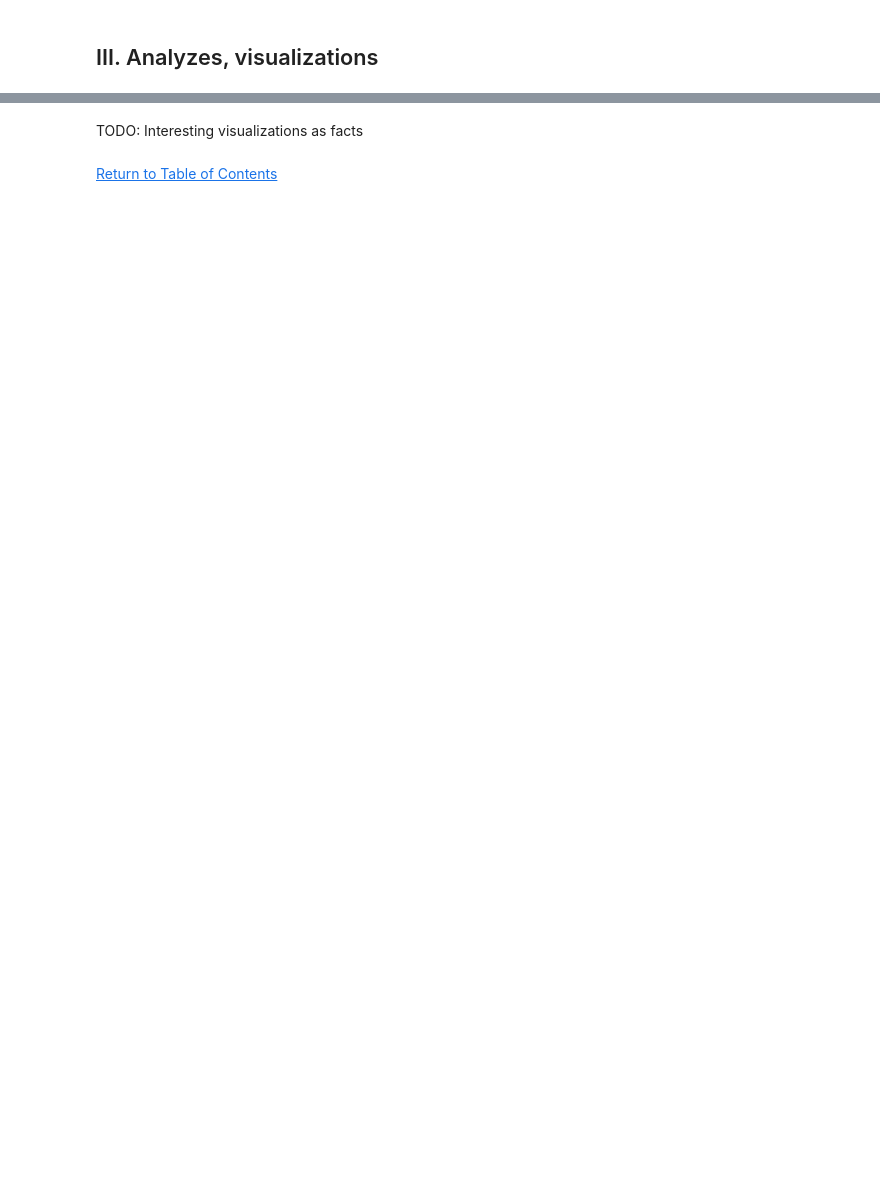
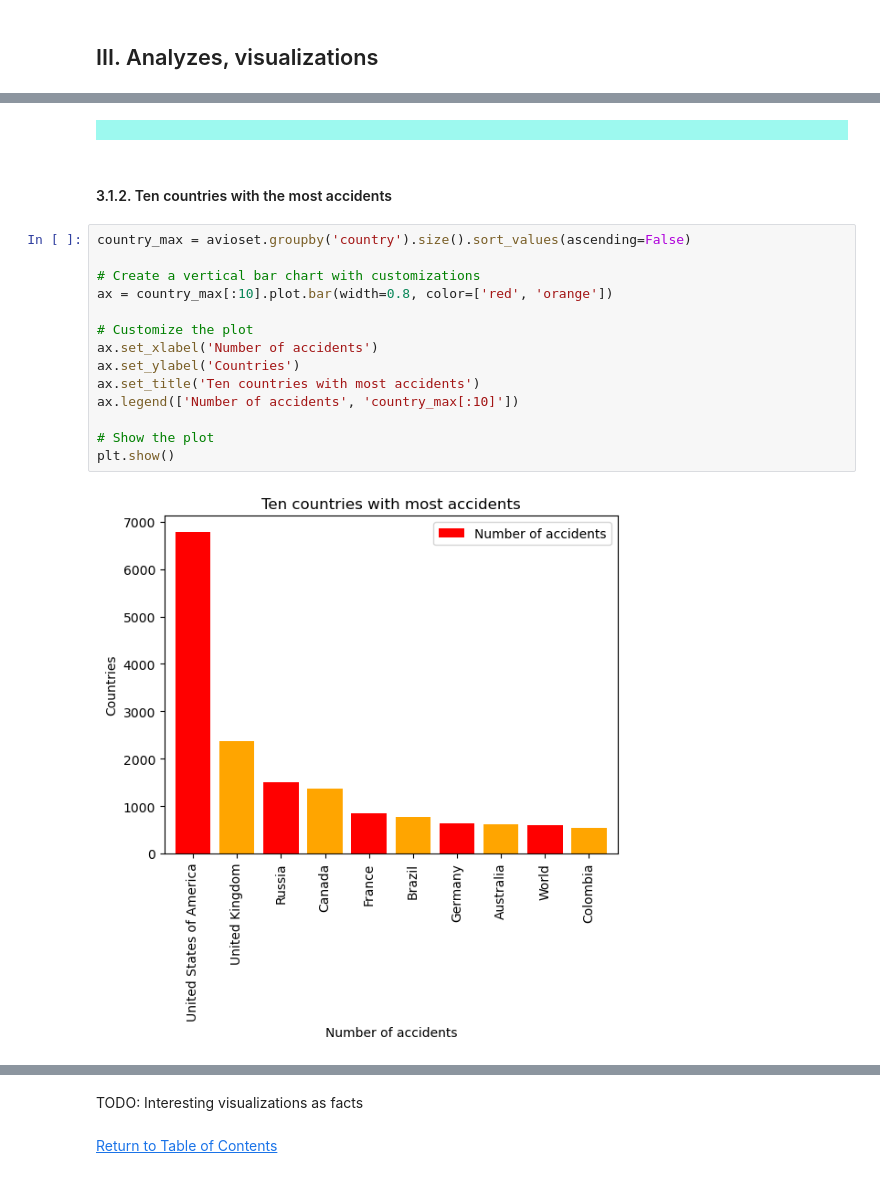
Before and after one commit to petiatodorova/Accidents-in-Aviation-Analysis, a Jupyter notebook: Dataset_1_AAB.ipynb, the cells around one changed output, grey strips where cells are left out. Drawn from its saved outputs; the diff is of its cells as text; blank space fills up the shorter version.

```diff
--- a/Dataset_1_AAB.ipynb
+++ b/Dataset_1_AAB.ipynb
@@ -1410,0 +1411,20 @@ Length: 105, dtype: int64
+# %% [markdown]
+<div style="background-color: #9df9ef; padding: 10px;"></div>
+# %% [markdown]
+#### 3.1.2. Ten countries with the most accidents <a id="3-1-2">
+# %%
+country_max = avioset.groupby('country').size().sort_values(ascending=False)
+
+# Create a vertical bar chart with customizations
+ax = country_max[:10].plot.bar(width=0.8, color=['red', 'orange'])
+
+# Customize the plot
+ax.set_xlabel('Number of accidents')
+ax.set_ylabel('Countries')
+ax.set_title('Ten countries with most accidents')
+ax.legend(['Number of accidents', 'country_max[:10]'])
+
+# Show the plot
+plt.show()
+# %% [output]
+[figure, added]
```
Also changed, not shown: parts of 108 cells of this notebook.
